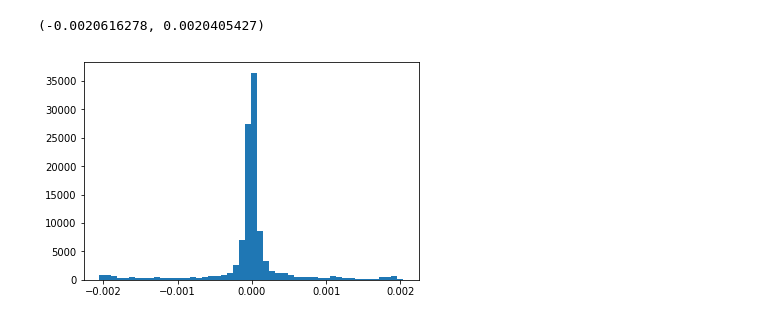
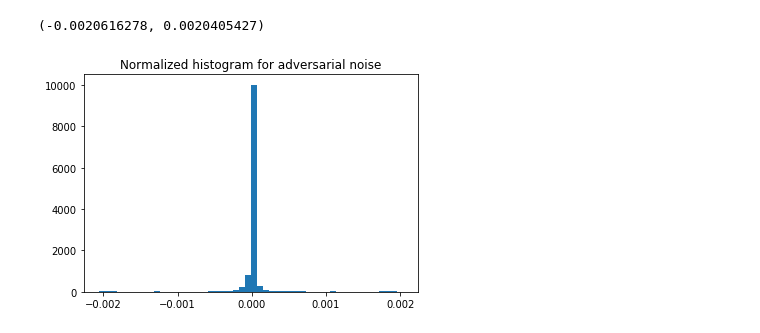
Before and after one commit to vorzawk/mdlAttack, a Jupyter notebook: measure_bitErrRate.ipynb, the cells around one changed output. Cells and saved outputs as stored; diff of their text form; code cells hidden in the pictures.

```diff
--- a/measure_bitErrRate.ipynb
+++ b/measure_bitErrRate.ipynb
@@ -76,11 +98,12 @@ compute_minAndMax(adversarialNoise)
 # %%
 # Need to store as an array of arrays for plotting the values, a list
 # is not flexible enough
 # Compare the adversarial noise with random gaussian noise
 flattened_adversarialNoise = np.array([])
 for arr in adversarialNoise:
     flattened_adversarialNoise = np.append(flattened_adversarialNoise, np.reshape(arr, (-1,)))
-plt.hist(flattened_adversarialNoise[flattened_adversarialNoise != 0], 50)
+plt.hist(flattened_adversarialNoise, 50, density=True, stacked=True)
+plt.title('Normalized histogram for adversarial noise')
 plt.show()
 # %% [output]
-[figure, old version]
+[figure, new version]
```
Also changed, not shown: parts of 3 cells of this notebook.
